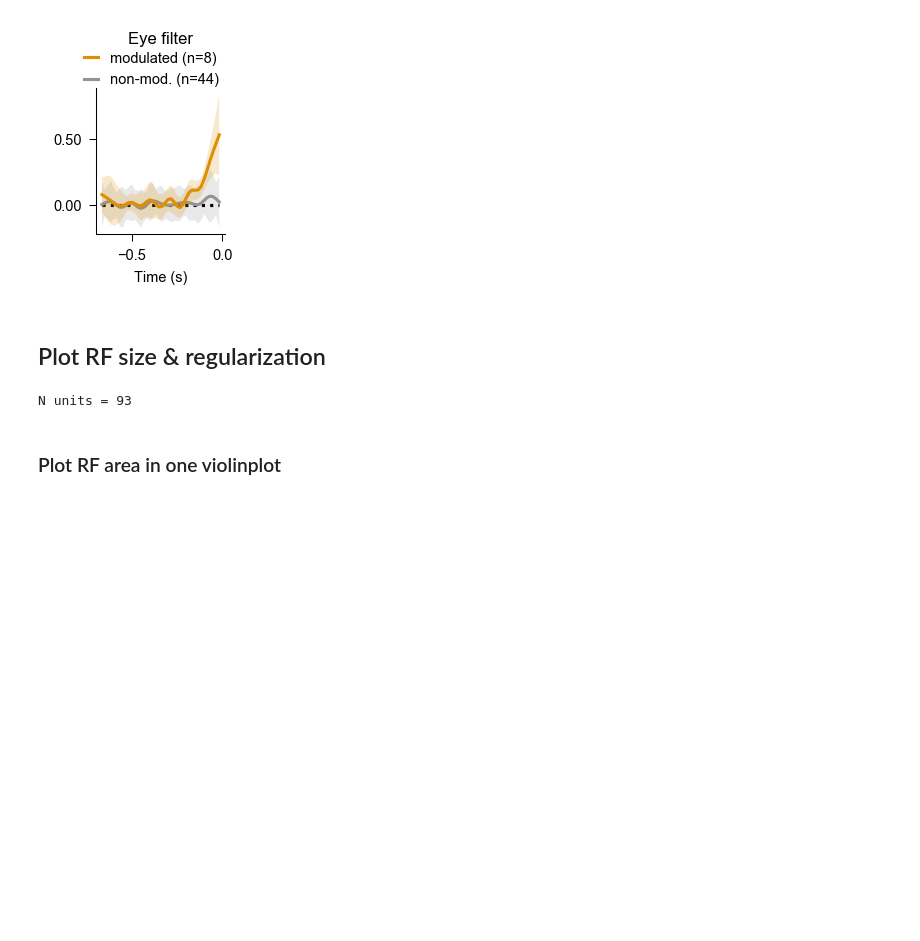
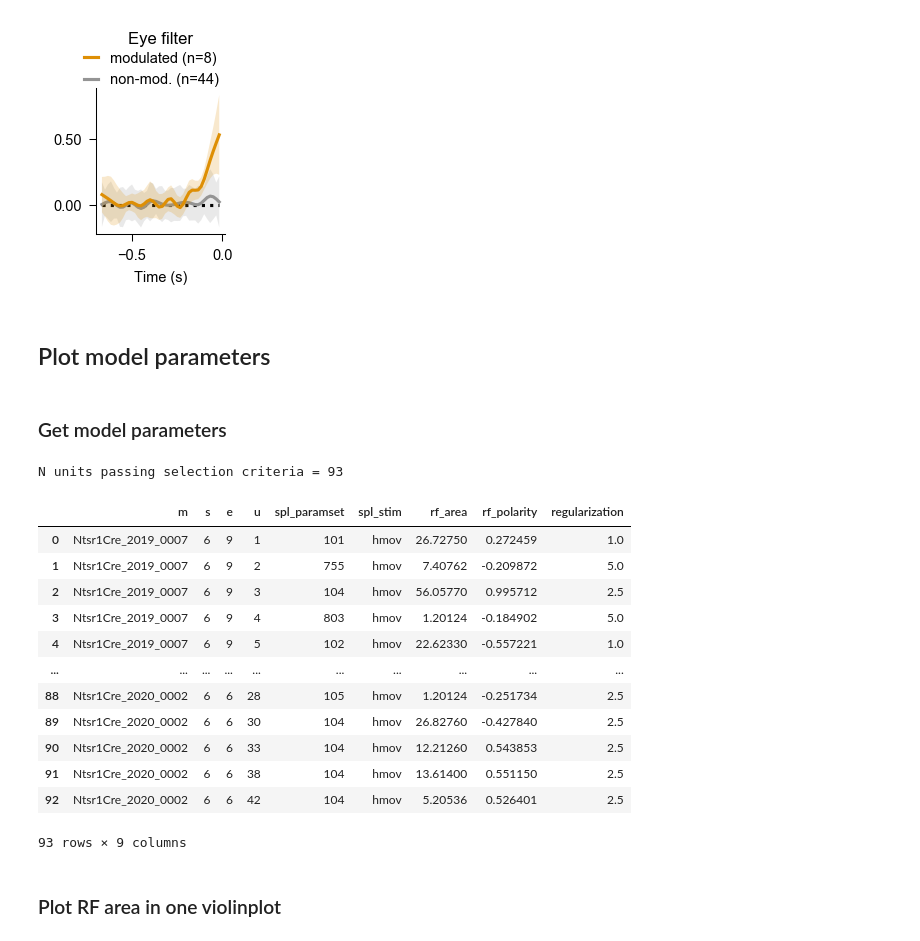
Before and after one commit to yannikbauer/hollymov_code, a Jupyter notebook: hmov_code/fig_model_population/plot_model_population.ipynb, the cells around one changed output. Saved outputs shown, nothing was run; the diff lists cells and outputs as text; code cells hidden in the pictures; blank space fills up the shorter version.

```diff
--- a/hmov_code/fig_model_population/plot_model_population.ipynb
+++ b/hmov_code/fig_model_population/plot_model_population.ipynb
@@ -383,31 +388,42 @@ Loading models of non-modulated units...
 Loading models of modulated units...
         Number of loaded units: 8
 [figure]
-# %% [markdown]
-## Plot RF size & regularization
+# %% [markdown]
+## Plot model parameters
+# %% [markdown]
+### Get model parameters
 # %%
-# Select units
+# Select units: get keys of units meeting selection criteria
 keys_crit = HmovUnit().get_crit_set(fr_crit=0.1, opto=True, run=True, eye=True, excl_ctrl_m=True)
-print('N units =', len(keys_crit))
+keys_crit = pd.DataFrame(keys_crit)
+print('N units passing selection criteria =', len(keys_crit))
 
-rf_areas = []
-reg_consts = []
+# Get best model key for each unit (must be full model with opto+run+eye)
+keys_bestm = get_best_model(keys_crit, model_type='SplineLNP', crit='spl_r_val', groupby=['m','s','u'],
+                            opto_config='True', opto_len='_', run_config='True', run_len='_',
+                            eye_config='True', eye_len='_', pshf_config='False', paramset_ids=None,
+                            key_only=True, format='df', verbose=True)
 
-for key in keys_crit:
-    bm = get_best_model(key, model_type='SplineLNP', crit='spl_r_val', groupby=['m','s','u'],
-                   opto_config='True', opto_len='_', run_config='True', run_len='_',
-                   eye_config='True', eye_len='_', pshf_config='False', paramset_ids=None,
-                   key_only=True, format='dict',
-                   verbose=True)
-    rf_area = (SplineLNP.Eval() & bm).fetch1('spl_rf_area')
-    reg_const = (SplineLNPParams() & bm).fetch1('spl_lambda')
-
-    rf_areas.append(rf_area)
-    reg_consts.append(reg_const)
-
-df = pd.DataFrame({'rf_area': rf_areas, 'regularization': reg_consts})
+# Get unit info for best models
+df = pd.DataFrame((SplineLNP.Eval() * SplineLNPParams() & keys_bestm
+                  ).fetch(dj.key, 'spl_rf_area', 'spl_rf_val', 'spl_lambda', as_dict=True))
+df.rename(columns={'spl_rf_area': 'rf_area', 'spl_rf_val': 'rf_polarity', 'spl_lambda': 'regularization'}, inplace=True)
+df
 # %% [output]
-N units = 93
+N units passing selection criteria = 93
+|  | m | s | e | u | spl_paramset | spl_stim | rf_area | rf_polarity | regularization |
+| 0 | Ntsr1Cre_2019_0007 | 6 | 9 | 1 | 101 | hmov | 26.72750 | 0.272459 | 1.0 |
+| 1 | Ntsr1Cre_2019_0007 | 6 | 9 | 2 | 755 | hmov | 7.40762 | -0.209872 | 5.0 |
+| 2 | Ntsr1Cre_2019_0007 | 6 | 9 | 3 | 104 | hmov | 56.05770 | 0.995712 | 2.5 |
+| 3 | Ntsr1Cre_2019_0007 | 6 | 9 | 4 | 803 | hmov | 1.20124 | -0.184902 | 5.0 |
+| 4 | Ntsr1Cre_2019_0007 | 6 | 9 | 5 | 102 | hmov | 22.62330 | -0.557221 | 1.0 |
+| ... | ... | ... | ... | ... | ... | ... | ... | ... | ... |
+| 88 | Ntsr1Cre_2020_0002 | 6 | 6 | 28 | 105 | hmov | 1.20124 | -0.251734 | 2.5 |
+| 89 | Ntsr1Cre_2020_0002 | 6 | 6 | 30 | 104 | hmov | 26.82760 | -0.427840 | 2.5 |
+| 90 | Ntsr1Cre_2020_0002 | 6 | 6 | 33 | 104 | hmov | 12.21260 | 0.543853 | 2.5 |
+| 91 | Ntsr1Cre_2020_0002 | 6 | 6 | 38 | 104 | hmov | 13.61400 | 0.551150 | 2.5 |
+| 92 | Ntsr1Cre_2020_0002 | 6 | 6 | 42 | 104 | hmov | 5.20536 | 0.526401 | 2.5 |
+93 rows × 9 columns
 # %% [markdown]
 ### Plot RF area in one violinplot
 # %%
```
Also changed, not shown: parts of 7 cells of this notebook, 4 other files.
